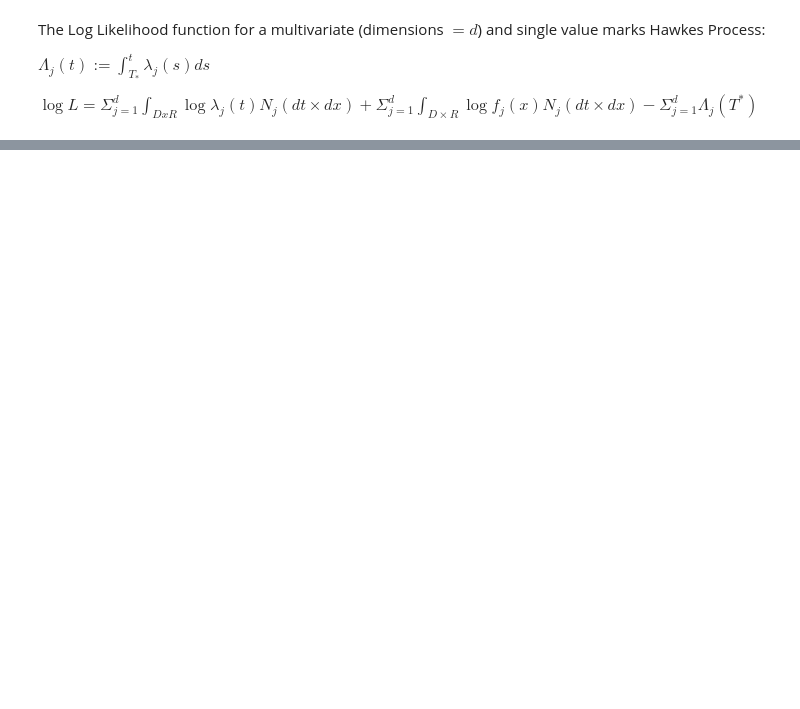
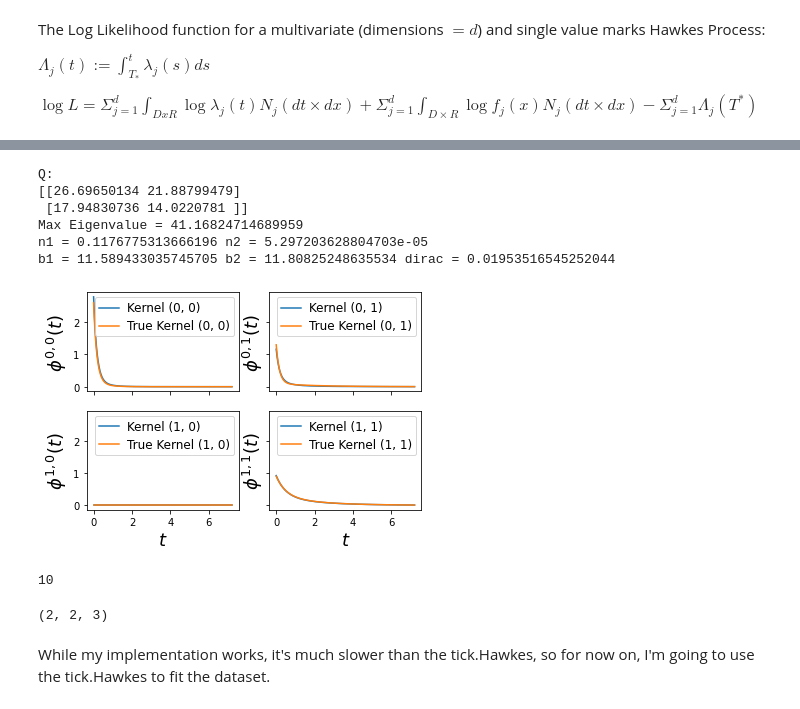
Before and after one commit to irrationomical/OOTM-Option-Pricing-with-Power-Laws-and-News, a Jupyter notebook: HawkesProcess.ipynb, the cells around one changed output, grey strips where cells are left out. Drawn from its saved outputs; the diff is of its cells as text; code cells hidden in the pictures; blank space fills up the shorter version.

```diff
--- a/HawkesProcess.ipynb
+++ b/HawkesProcess.ipynb
@@ -876,0 +982,64 @@ b1 = 0.9974415824703077 b2 = 0.6292836267928118 dirac = 0.7194017377194862
+# %%
+# print results
+from numpy.linalg import eig
+n1,n2,o11,o12,o21,o22,b1,b2,dirac = res.x
+Q = np.array([[o11,o12],[o21,o22]])
+print("Q:")
+print(Q)
+print("Max Eigenvalue =",np.max(eig(Q)[0]))
+print("n1 = %s n2 = %s" % (n1,n2))
+print("b1 = %s b2 = %s dirac = %s" % (b1,b2,dirac))
+# %% [output]
+Q:
+[[26.69650134 21.88799479]
+ [17.94830736 14.0220781 ]]
+Max Eigenvalue = 41.16824714689959
+n1 = 0.1176775313666196 n2 = 5.297203628804703e-05
+b1 = 11.589433035745705 b2 = 11.80825248635534 dirac = 0.01953516545252044
+# %%
+from tick.plot import plot_hawkes_kernels
+from tick.hawkes import SimuHawkesSumExpKernels, SimuHawkesMulti, \
+    HawkesSumExpKern
+
+end_time = 1000
+n_realizations = 10
+
+decays = [.5, 2., 6.]
+baseline = [0.12, 0.07]
+adjacency = [[[0, .1, .4], [.2, 0., .2]],
+             [[0, 0, 0], [.6, .3, 0]]]
+
+hawkes_exp_kernels = SimuHawkesSumExpKernels(
+    adjacency=adjacency, decays=decays, baseline=baseline,
+    end_time=end_time, verbose=False, seed=1039)
+
+multi = SimuHawkesMulti(hawkes_exp_kernels, n_simulations=n_realizations)
+
+multi.end_time = [(i + 1) / 10 * end_time for i in range(n_realizations)]
+multi.simulate()
+
+learner = HawkesSumExpKern(decays, penalty='elasticnet',
+                           elastic_net_ratio=0.8)
+learner.fit(multi.timestamps)
+
+plot_hawkes_kernels(learner, hawkes=hawkes_exp_kernels, show=True)
+# %% [output]
+[figure, added]
+# %%
+#print(learner.adjacency)
+#print(learner.baseline)
+#print(learner.events)
+len(multi.timestamps)
+#type(multi.timestamps)
+
+# put my dataset inot multi.timestamp and fit the parameters.
+# %% [output]
+10
+# %%
+a = np.array([[[0, .1, .4], [.2, 0., .2]],
+             [[0, 0, 0], [.6, .3, 0]]])
+a.shape
+# %% [output]
+(2, 2, 3)
+# %% [markdown]
+While my implementation works, it's much slower than the tick.Hawkes, so for now on, I'm going to use the tick.Hawkes to fit the dataset.
```
Also changed, not shown: parts of 17 cells of this notebook.
